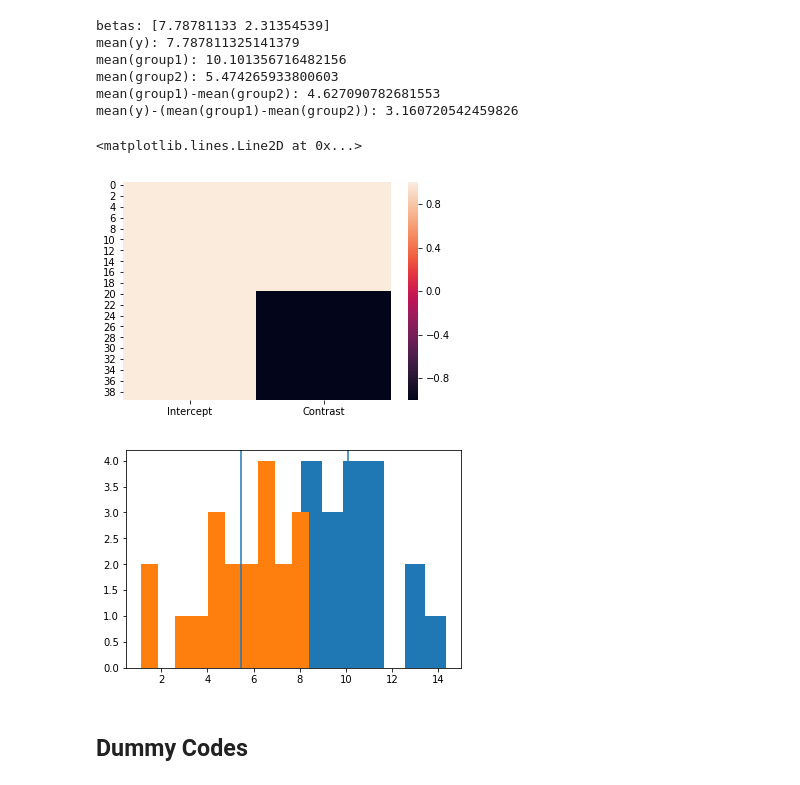
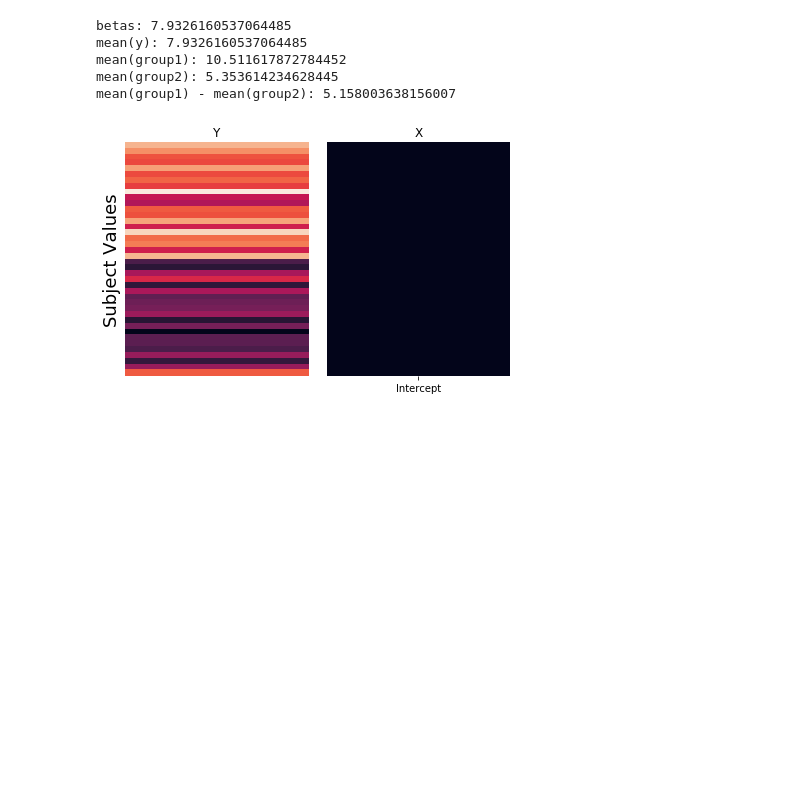
Before and after one commit to ljchang/dartbrains, a Jupyter notebook: content/features/notebooks/Untitled.ipynb, the cells around one changed output. Cells and saved outputs as stored; diff of their text form; code cells hidden in the pictures; blank space fills up the shorter version.

```diff
--- a/content/features/notebooks/Untitled.ipynb
+++ b/content/features/notebooks/Untitled.ipynb
@@ -14,37 +40,40 @@ from nltools.external import glover_hrf
 # %%
+# Simulate Data
 group1_params = {'n':20, 'mean':10, 'sd':2}
 group2_params = {'n':20, 'mean':5, 'sd':2}
 group1 = group1_params['mean'] + np.random.randn(group1_params['n']) * group1_params['sd']
 group2 = group2_params['mean'] + np.random.randn(group2_params['n']) * group2_params['sd']
 
 y = np.hstack([group1, group2])
-x = pd.DataFrame({'Intercept':np.ones(len(y)), 'Contrast':np.hstack([np.ones(group1_params['n']), -1*np.ones(group2_params['n'])])})
+x = pd.DataFrame({'Intercept':np.ones(len(y))})
 
-sns.heatmap(x)
+def run_regression_simulation(x, y):
+    '''This Function runs a regression and outputs results'''
+    # Estimate Regression
+    b, t, p, df, res = regress(x, y)
+    print(f"betas: {b}")
+    if x.shape[1] > 1:
+        print(f"beta1 + beta2: {b[0] + b[1]}")
+        print(f"beta1 - beta2: {b[0] - b[1]}")
+    print(f"mean(y): {np.mean(y)}")
+    print(f"mean(group1): {np.mean(group1)}")
+    print(f"mean(group2): {np.mean(group2)}")
+    print(f"mean(group1) - mean(group2): {np.mean(group1)-np.mean(group2)}")
 
-b, t, p, df, res = regress(x, y)
-print(f"betas: {b}")
-print(f"mean(y): {np.mean(y)}")
-print(f"mean(group1): {np.mean(group1)}")
-print(f"mean(group2): {np.mean(group2)}")
-print(f"mean(group1)-mean(group2): {np.mean(group1)-np.mean(group2)}")
-print(f"mean(y)-(mean(group1)-mean(group2)): {np.mean(y)-(np.mean(group1)-np.mean(group2))}")
+    # Create Plot
+    f,a = plt.subplots(ncols=2, sharey=True)
+    sns.heatmap(pd.DataFrame(y), ax=a[0], cbar=False, yticklabels=False, xticklabels=False)
+    sns.heatmap(x, ax=a[1], cbar=False, yticklabels=False)
+    a[0].set_ylabel('Subject Values', fontsize=18)
+    a[0].set_title('Y')
+    a[1].set_title('X')
+    plt.tight_layout()
 
-# Create Plot
-plt.figure()
-plt.hist(group1)
-plt.hist(group2)
-plt.axvline(x=np.mean(group1))
-plt.axvline(x=np.mean(group2))
+run_regression_simulation(x, y)
 # %% [output]
-betas: [7.78781133 2.31354539]
-mean(y): 7.787811325141379
-mean(group1): 10.101356716482156
-mean(group2): 5.474265933800603
-mean(group1)-mean(group2): 4.627090782681553
-mean(y)-(mean(group1)-mean(group2)): 3.160720542459826
+betas: 7.9326160537064485
+mean(y): 7.9326160537064485
+mean(group1): 10.511617872784452
+mean(group2): 5.353614234628445
+mean(group1) - mean(group2): 5.158003638156007
-<matplotlib.lines.Line2D at 0x...>
-[figure, old version]
+[figure, new version]
-[figure, removed]
-# %% [markdown]
-## Dummy Codes
```
Also changed, not shown: parts of 12 cells of this notebook, 12 other files.
